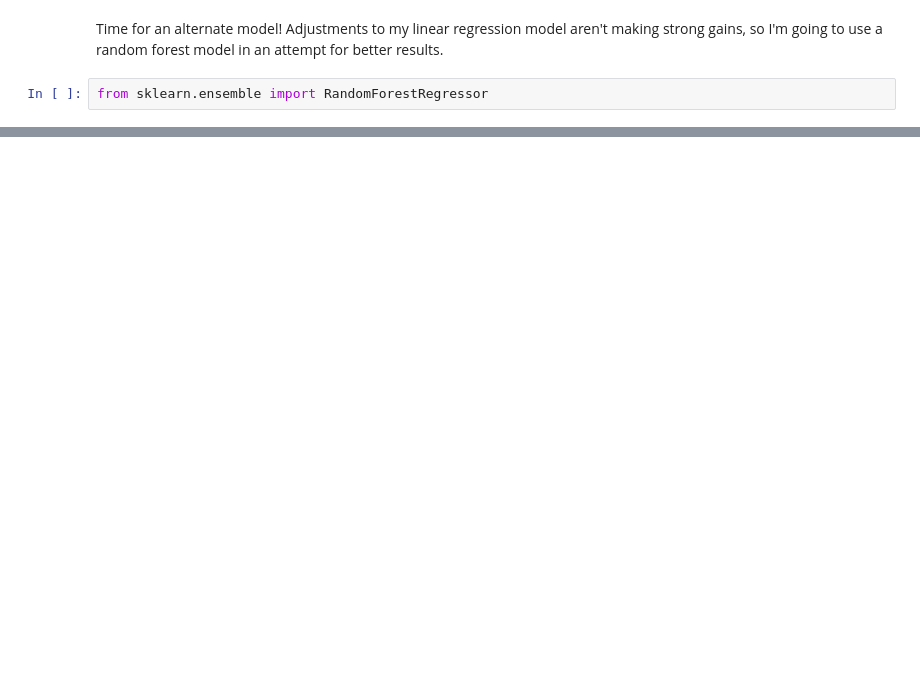
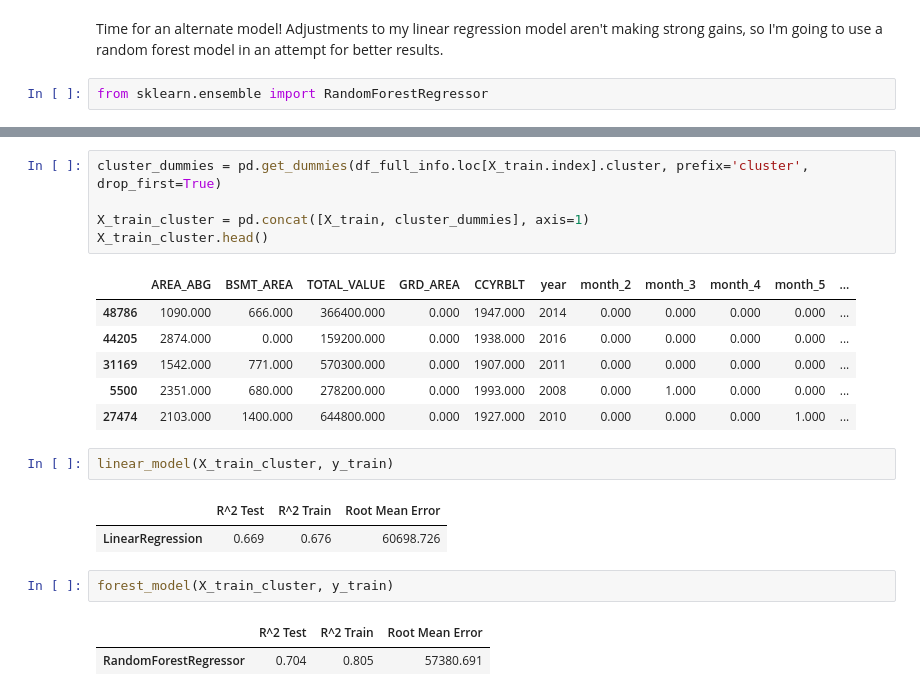
Before and after one commit to trcasey/denver_housing_predictor, a Jupyter notebook: Capstone Project.ipynb, the cells around one changed output, grey strips where cells are left out. Cells and saved outputs as stored; diff of their text form; blank space fills up the shorter version.

```diff
--- a/Capstone Project.ipynb
+++ b/Capstone Project.ipynb
@@ -529,0 +481,22 @@ NameError: name 'forest' is not defined
+# %%
+cluster_dummies = pd.get_dummies(df_full_info.loc[X_train.index].cluster, prefix='cluster', drop_first=True)
+
+X_train_cluster = pd.concat([X_train, cluster_dummies], axis=1)
+X_train_cluster.head()
+# %% [output]
+|  | AREA_ABG | BSMT_AREA | TOTAL_VALUE | GRD_AREA | CCYRBLT | year | month_2 | month_3 | month_4 | month_5 | ... |
+| 48786 | 1090.000 | 666.000 | 366400.000 | 0.000 | 1947.000 | 2014 | 0.000 | 0.000 | 0.000 | 0.000 | ... |
+| 44205 | 2874.000 | 0.000 | 159200.000 | 0.000 | 1938.000 | 2016 | 0.000 | 0.000 | 0.000 | 0.000 | ... |
+| 31169 | 1542.000 | 771.000 | 570300.000 | 0.000 | 1907.000 | 2011 | 0.000 | 0.000 | 0.000 | 0.000 | ... |
+| 5500 | 2351.000 | 680.000 | 278200.000 | 0.000 | 1993.000 | 2008 | 0.000 | 1.000 | 0.000 | 0.000 | ... |
+| 27474 | 2103.000 | 1400.000 | 644800.000 | 0.000 | 1927.000 | 2010 | 0.000 | 0.000 | 0.000 | 1.000 | ... |
+# %%
+linear_model(X_train_cluster, y_train)
+# %% [output]
+|  | R^2 Test | R^2 Train | Root Mean Error |
+| LinearRegression | 0.669 | 0.676 | 60698.726 |
+# %%
+forest_model(X_train_cluster, y_train)
+# %% [output]
+|  | R^2 Test | R^2 Train | Root Mean Error |
+| RandomForestRegressor | 0.704 | 0.805 | 57380.691 |
```
Also changed, not shown: parts of 27 cells of this notebook.
